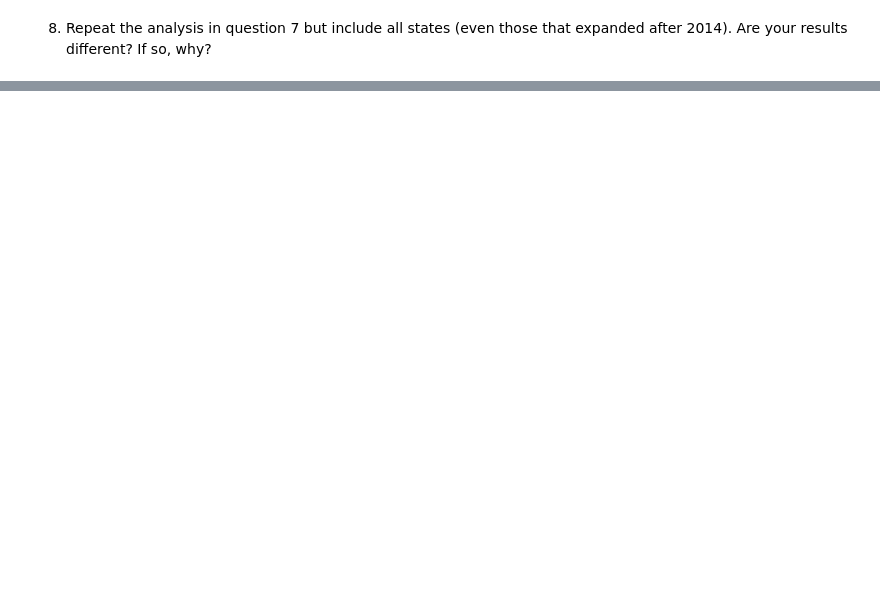
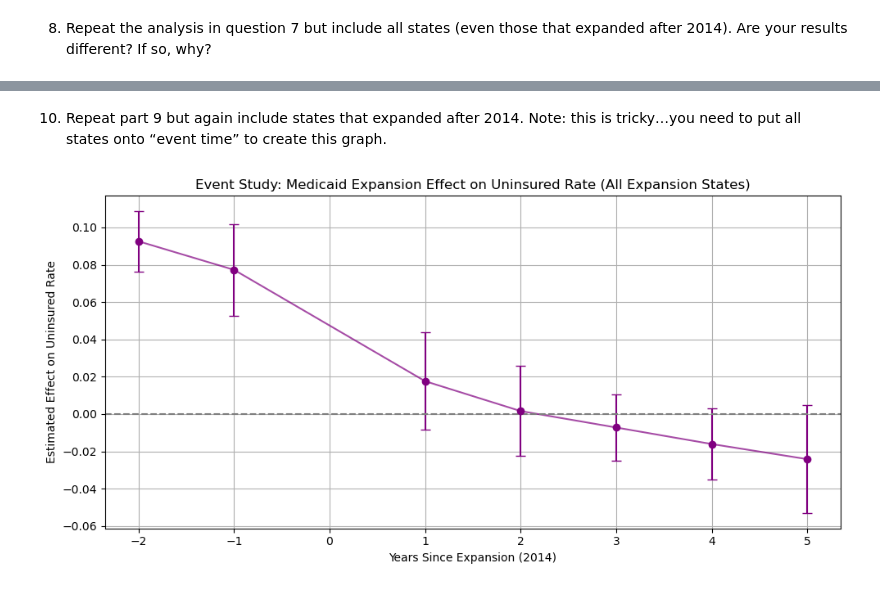
Before and after one commit to ellenwu-git/homework5, a Jupyter notebook: submission2/analysis/homework5-2.ipynb, the cells around one changed output, grey strips where cells are left out. Cells and saved outputs as stored; diff of their text form; code cells hidden in the pictures; blank space fills up the shorter version.

```diff
--- a/submission2/analysis/homework5-2.ipynb
+++ b/submission2/analysis/homework5-2.ipynb
@@ -271,0 +304,63 @@ Estimated ATE (All States, w/ FE): -0.0101
+# %% [markdown]
+10. Repeat part 9 but again include states that expanded after 2014. Note: this is tricky…you need to put all states onto “event time” to create this graph.
+# %%
+# Keep only event_time between -2 and 5 (inclusive), drop event_time == 0
+es_df = df[df['expand_ever'] == True].copy()
+es_df['event_time'] = es_df['year'] - es_df['expand_year']
+es_df = es_df[(es_df['event_time'] >= -2) & (es_df['event_time'] <= 5)]
+es_df = es_df[es_df['event_time'] != 0]
+
+# Create event-time dummies
+for i in range(-2, 6):  # Note: upper bound is 6 to include 5
+    if i == 0:
+        continue
+    label = f'event_m{abs(i)}' if i < 0 else f'event_p{i}'
+    es_df[label] = (es_df['event_time'] == i).astype(int)
+
+# Create outcome variable
+es_df["uninsured_rate"] = es_df["uninsured"] / es_df["adult_pop"]
+
+# Build regression formula
+event_terms = ' + '.join([
+    f'event_m{abs(i)}' if i < 0 else f'event_p{i}'
+    for i in range(-2, 6) if i != 0
+])
+formula = f'uninsured_rate ~ {event_terms} + C(State) + C(year)'
+
+# Run regression
+event_model = smf.ols(formula=formula, data=es_df).fit()
+
+# Extract coefficients
+coefs = event_model.params.filter(like='event_')
+cis = event_model.conf_int().loc[coefs.index]
+errors = (cis[1] - cis[0]) / 2
+
+# Create event year labels
+def parse_event_label(name):
+    if "m" in name:
+        return -int(name.split("m")[1])
+    else:
+        return int(name.split("p")[1])
+
+event_years = [parse_event_label(name) for name in coefs.index]
+
+plot_df = pd.DataFrame({
+    'event_year': event_years,
+    'coef': coefs.values,
+    'stderr': errors.values
+}).sort_values('event_year')
+
+# Plot
+plt.figure(figsize=(10, 5))
+plt.errorbar(plot_df['event_year'], plot_df['coef'], yerr=1.96 * plot_df['stderr'],
+             fmt='o', capsize=4, color='purple')
+plt.plot(plot_df['event_year'], plot_df['coef'], linestyle='-', color='purple', alpha=0.7)
+plt.axhline(0, linestyle='--', color='gray')
+plt.title("Event Study: Medicaid Expansion Effect on Uninsured Rate (All Expansion States)")
+plt.xlabel("Years Since Expansion (2014)")
+plt.ylabel("Estimated Effect on Uninsured Rate")
+plt.grid(True)
+plt.tight_layout()
+plt.show()
+# %% [output]
+[figure, added]
```
Also changed, not shown: parts of 12 cells of this notebook, 10 other files.
